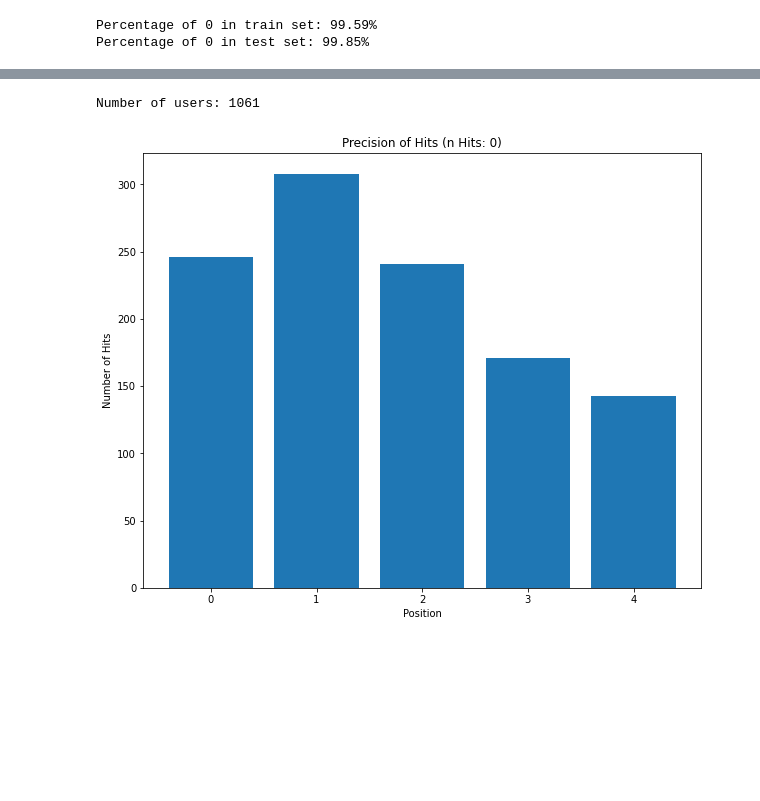
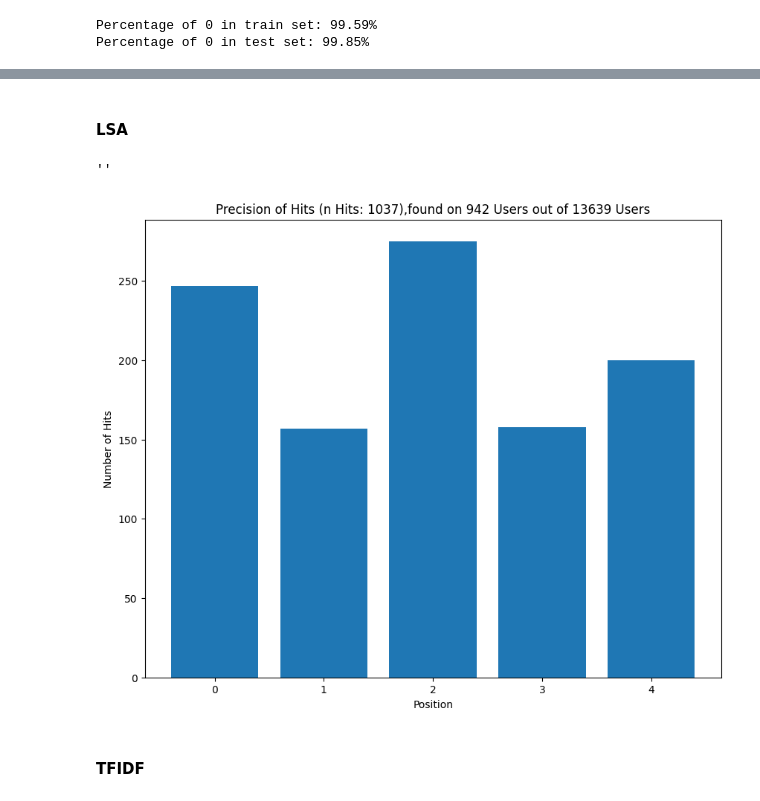
Before and after one commit to Luuzemp14/Cds1_Tinder-4-Movies, a Jupyter notebook: datawrangling.ipynb, the cells around one changed output, grey strips where cells are left out. Cells and saved outputs as stored; diff of their text form; code cells hidden in the pictures; blank space fills up the shorter version.

```diff
--- a/datawrangling.ipynb
+++ b/datawrangling.ipynb
@@ -624,18 +569,0 @@ def plot_hits(precision, hits):
-# %%
-def calculate_hits(data):
-    user = 0
-    precision = []
-    for key, values in test_movies.items():
-
-        for value in values:
-            ## check if value is in recommended movies and at which position
-            if value in data[key]:
-                hits += 1
-                precision.append(data[key].index(value))
-
-    plot_hits(precision, hits)
-
-calculate_hits(testing_doc2vec)
-# %% [output]
-Number of users: 1061
-[figure, removed]
@@ -641,0 +572,12 @@ Number of users: 1061
+# %% [markdown]
+#### LSA
+# %%
+testing_lsa = lsa_rec_user(df_movies_nlp, train_movies, cols)
+# %% [output]
+''
+# %%
+calculate_hits(testing_lsa, test_movies)
+# %% [output]
+[figure, added]
+# %% [markdown]
+#### TFIDF
```
Also changed, not shown: parts of 51 cells of this notebook, 1 other file.
